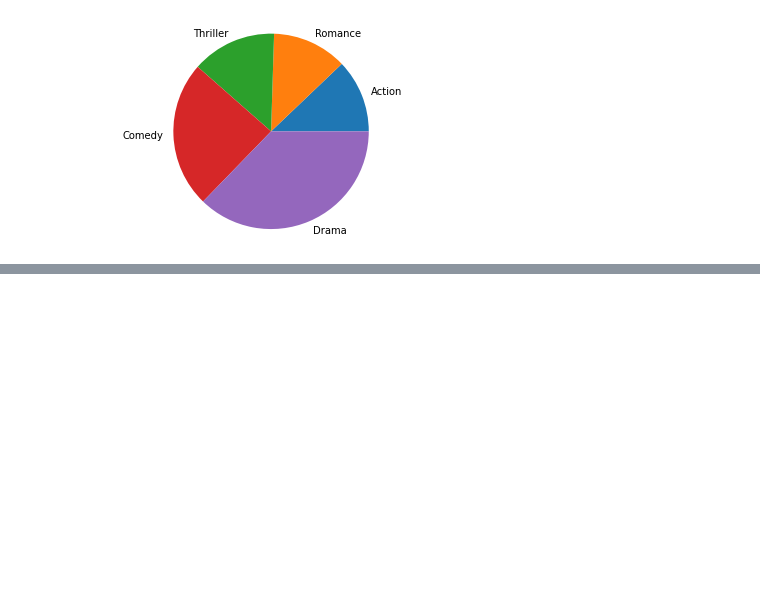
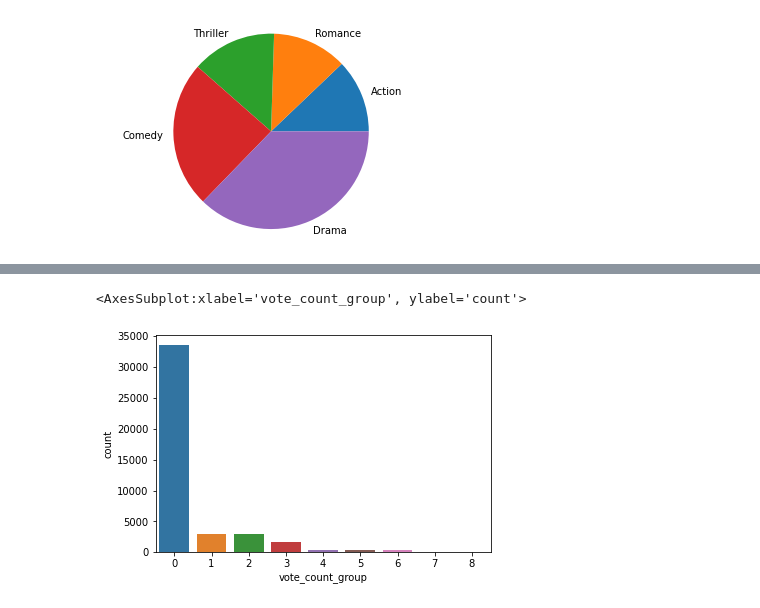
Before and after one commit to N3WBI3Y/Szakdolgozat, a Jupyter notebook: ContentBasedRecommender.ipynb, the cells around one changed output, grey strips where cells are left out. Cells and saved outputs as stored; diff of their text form; code cells hidden in the pictures; blank space fills up the shorter version.

```diff
--- a/ContentBasedRecommender.ipynb
+++ b/ContentBasedRecommender.ipynb
@@ -171,9 +172,10 @@ plt.show()
 # %% [output]
 [figure]
 # %%
-metadata = metadata[metadata['vote_count'].notnull()]
+movies_df = movies_df[movies_df['vote_count'].notnull()]
 # %%
-metadata['vote_count'] = metadata['vote_count'].astype(int)
-metadata['vote_average'] = metadata['vote_average'].astype(int)
-metadata['id'] = metadata['id'].astype(np.int64)
+movies_df['vote_count'] = movies_df['vote_count'].astype(int)
+movies_df = movies_df[movies_df['vote_count'] != 0]
+movies_df['vote_average'] = movies_df['vote_average'].astype(int)
+movies_df['id'] = movies_df['id'].astype(np.int64)
 # %%
@@ -198,3 +200,26 @@ min          0.000000
 75%          6.000000
 max         10.000000
 Name: vote_average, dtype: float64
+# %%
+def VoteCountGroup(value):
+        if(0 < value <=50):
+            return 0
+        elif(50<value<=100):
+            return 1
+        elif(100<value<=300):
+            return 2
+        elif(300<value<=800):
+            return 3
+        elif(800<value<=1200):
+            return 4
+        elif(1200<value<=2000):
+            return 5
+        elif(2000<value<=5000):
+            return 6
+        elif(5000<value<=8000):
+            return 7
+        elif(8000<value):
+            return 8
+# %%
+movies_df['vote_count_group'] = movies_df['vote_count'].fillna(0).apply(VoteCountGroup)
+movies_df
@@ -200,0 +255,5 @@ Name: vote_average, dtype: float64
+# %%
+sns.countplot(x='vote_count_group',data = movies_df)
+# %% [output]
+<AxesSubplot:xlabel='vote_count_group', ylabel='count'>
+[figure, added]
```
Also changed, not shown: parts of 17 cells of this notebook.
